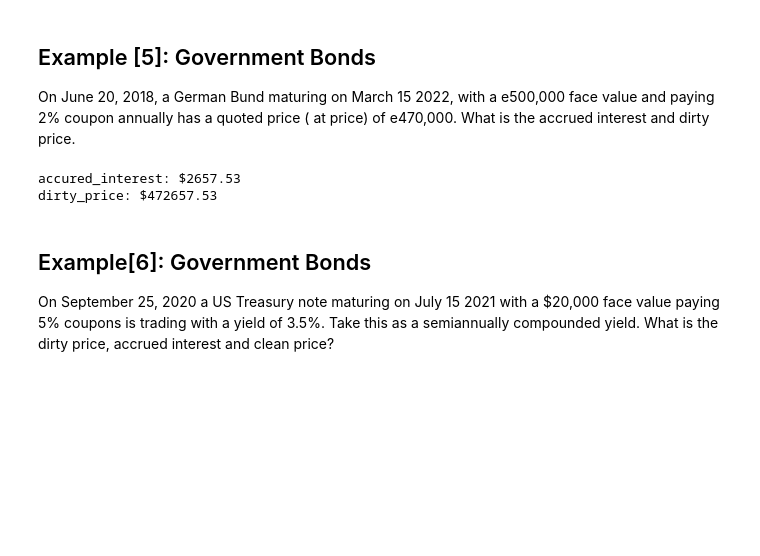
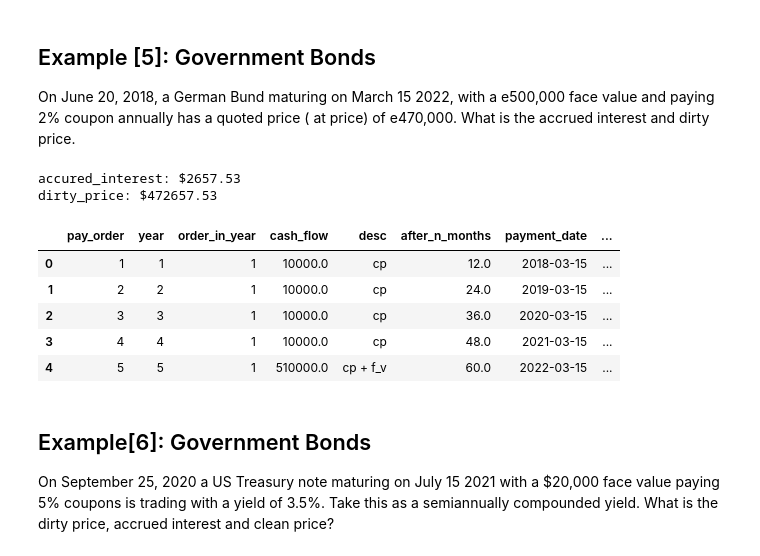
Before and after one commit to horasan/ml, a Jupyter notebook: R_LER_TREASURY_FIXED_INCOME_1.ipynb, the cells around one changed output. Cells and saved outputs as stored; diff of their text form; code cells hidden in the pictures; blank space fills up the shorter version.

```diff
--- a/R_LER_TREASURY_FIXED_INCOME_1.ipynb
+++ b/R_LER_TREASURY_FIXED_INCOME_1.ipynb
@@ -1089,26 +1240,34 @@ at price) of e470,000. What is the accrued interest and dirty price.
 # %%
 observation_date = datetime.datetime(2018, 6, 20)
 maturity_date = datetime.datetime(2022, 3, 15)
 face_value = 500000
 coupon_rate = 2/100
 pay_freq = 1 #annually
 quoted_price = 470000
 issue_date = datetime.datetime(2017, 3, 15)
 
 accrued_interest = -1
 dirty_price = -1
 
 bond6, other_values = get_bond_lifecycle_for_observation_date(face_value = face_value, coupon_rate = coupon_rate, frequency_per_year=pay_freq, issue_date = issue_date, maturity_date = maturity_date, day_count_convention="ACT/ACT", observation_date =observation_date, yield_in = 0)
 bond6
 
 accured_interest = other_values["accured_interest"]
 print("accured_interest:", get_formatted_amout(accured_interest))
 
 dirty_price = quoted_price + accured_interest
 print("dirty_price:", get_formatted_amout(dirty_price))
+
+bond6
 # %% [output]
 accured_interest: $2657.53
 dirty_price: $472657.53
+|  | pay_order | year | order_in_year | cash_flow | desc | after_n_months | payment_date | ... |
+| 0 | 1 | 1 | 1 | 10000.0 | cp | 12.0 | 2018-03-15 | ... |
+| 1 | 2 | 2 | 1 | 10000.0 | cp | 24.0 | 2019-03-15 | ... |
+| 2 | 3 | 3 | 1 | 10000.0 | cp | 36.0 | 2020-03-15 | ... |
+| 3 | 4 | 4 | 1 | 10000.0 | cp | 48.0 | 2021-03-15 | ... |
+| 4 | 5 | 5 | 1 | 510000.0 | cp + f_v | 60.0 | 2022-03-15 | ... |
 # %% [markdown]
 ## Example[6]: Government Bonds
 
```
Also changed, not shown: parts of 14 cells of this notebook.
